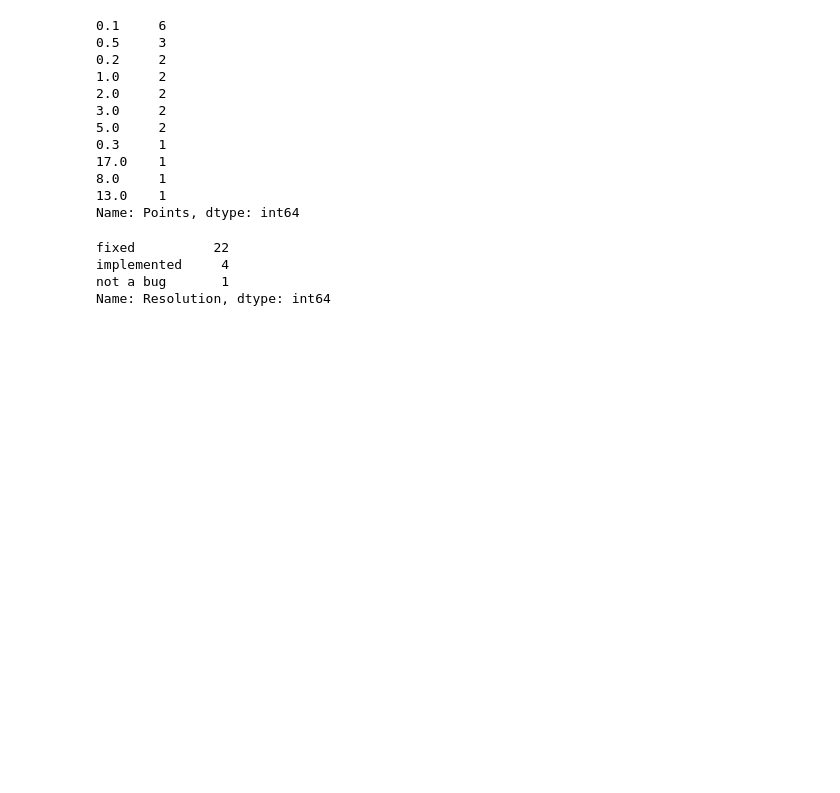
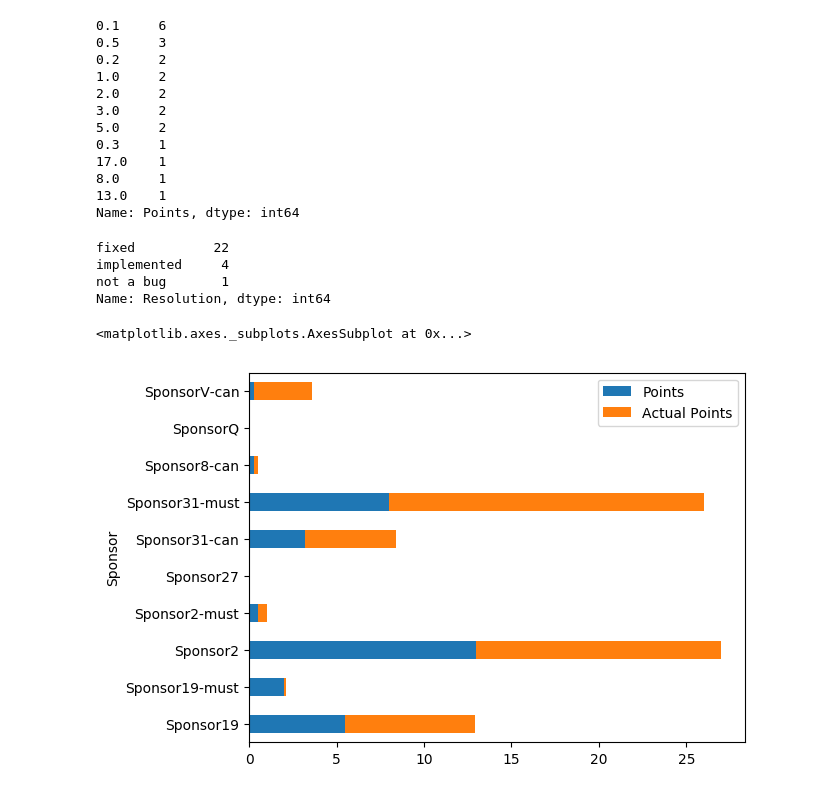
Before and after one commit to gabelula/trac-tor, a Jupyter notebook: 2019AprilCoreTor.ipynb, the cells around one changed output. Cells and saved outputs as stored; diff of their text form; code cells hidden in the pictures; blank space fills up the shorter version.

```diff
--- a/2019AprilCoreTor.ipynb
+++ b/2019AprilCoreTor.ipynb
@@ -75,3 +75,17 @@ csv_file['Points'].value_counts()
 8.0     1
 13.0    1
 Name: Points, dtype: int64
+# %%
+# How tickets got resolved
+csv_file['Resolution'].value_counts()
+# %% [output]
+fixed          22
+implemented     4
+not a bug       1
+Name: Resolution, dtype: int64
+# %%
+# How many 'big' tickets got resolved for each sponsor
+csv_file.filter(items=['Sponsor', 'Points', 'Actual Points']).groupby('Sponsor').sum().plot.barh(stacked=True)
+# %% [output]
+<matplotlib.axes._subplots.AxesSubplot at 0x...>
+[figure, added]
@@ -78,10 +94,3 @@ Name: Points, dtype: int64
 # %%
-# When during the week were they 'Modified'
 # How many actual points took
 # Which percentage is related to the roadmap
-csv_file['Resolution'].value_counts()
-# %% [output]
-fixed          22
-implemented     4
-not a bug       1
-Name: Resolution, dtype: int64
```
Also changed, not shown: parts of 5 cells of this notebook.
